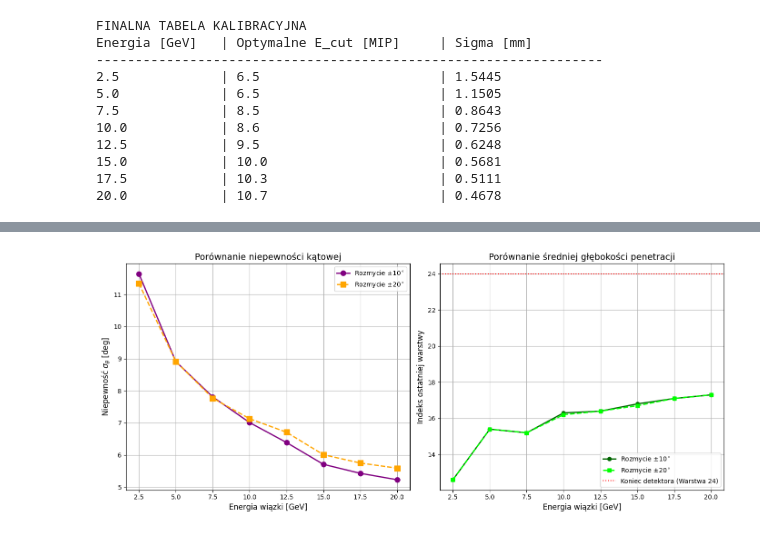
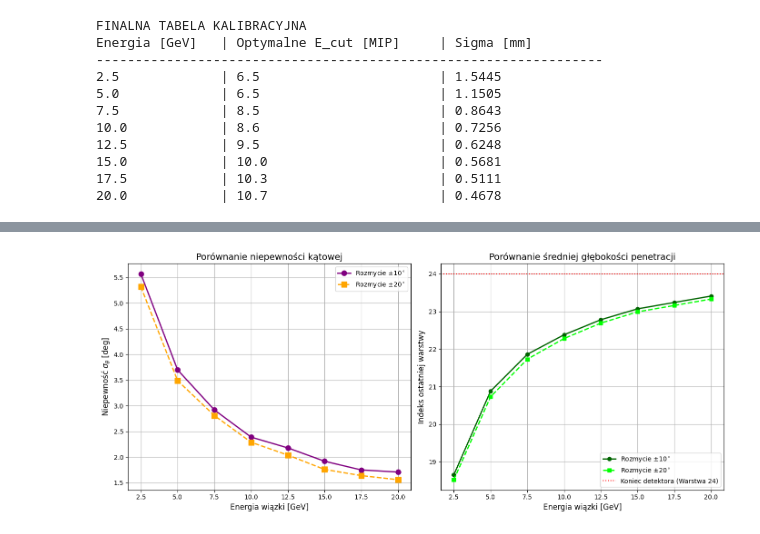
Before and after one commit to Nekq1601/LUXE-project, a Jupyter notebook: Analysis.ipynb, the cells around one changed output, grey strips where cells are left out. Saved outputs shown, nothing was run; the diff lists cells and outputs as text; code cells hidden in the pictures.

```diff
--- a/Analysis.ipynb
+++ b/Analysis.ipynb
@@ -870,39 +897,39 @@ Zwiększenie kątowego rozrzutu wiązki do $\pm 20^\circ$ nie wpłynęło negaty
 
 energies_gev = [2.5, 5.0, 7.5, 10.0, 12.5, 15.0, 17.5, 20.0]
 
-sigma_10 = [11.64, 8.91, 7.81, 7.01, 6.39, 5.71, 5.43, 5.23]
-depth_10 = [12.6, 15.4, 15.2, 16.3, 16.4, 16.8, 17.1, 17.3]
+sigma_10 = [5.57, 3.70, 2.92, 2.39, 2.18, 1.92, 1.75, 1.71]
+depth_10 = [18.65, 20.88, 21.86, 22.38, 22.78, 23.07, 23.24, 23.41]
 
-sigma_20 = [11.34, 8.91, 7.77, 7.13, 6.71, 6.01, 5.75, 5.59]
-depth_20 = [12.6, 15.4, 15.2, 16.2, 16.4, 16.7, 17.1, 17.3]
+sigma_20 = [5.32, 3.49, 2.81, 2.29, 2.04, 1.76, 1.64, 1.56]
+depth_20 = [18.52, 20.73, 21.73, 22.28, 22.69, 22.99, 23.16, 23.33]
 
 plt.figure(figsize=(14, 6))
 
 plt.subplot(1, 2, 1)
 plt.plot(energies_gev, sigma_10, 'o-', color='purple', label=r'Rozmycie $\pm 10^\circ$', linewidth=2, markersize=8)
 plt.plot(energies_gev, sigma_20, 's--', color='orange', label=r'Rozmycie $\pm 20^\circ$', linewidth=2, markersize=8)
 
 plt.title("Porównanie niepewności kątowej", fontsize=14)
 plt.xlabel("Energia wiązki [GeV]", fontsize=12)
 plt.ylabel(r"Niepewność $\sigma_{\theta}$ [deg]", fontsize=12)
 plt.legend()
 plt.grid(True)
 
 
 
 # Wykres 2: Porównanie Głębokości
 plt.subplot(1, 2, 2)
 plt.plot(energies_gev, depth_10, 'o-', color='darkgreen', label=r'Rozmycie $\pm 10^\circ$', linewidth=2)
 plt.plot(energies_gev, depth_20, 's--', color='lime', label=r'Rozmycie $\pm 20^\circ$', linewidth=2)
 plt.axhline(y=24, color='red', linestyle=':', label='Koniec detektora (Warstwa 24)')
 
 plt.title("Porównanie średniej głębokości penetracji", fontsize=14)
 plt.xlabel("Energia wiązki [GeV]", fontsize=12)
 plt.ylabel("Indeks ostatniej warstwy", fontsize=12)
 plt.legend()
 plt.grid(True)
 
 plt.tight_layout()
 plt.show()
 # %% [output]
-[figure, old version]
+[figure, new version]
```
Also changed, not shown: parts of 10 cells of this notebook, 2 other files.
